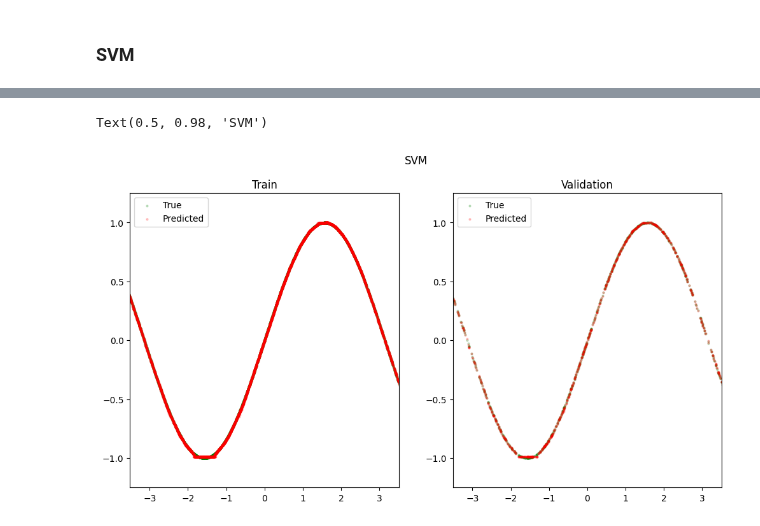
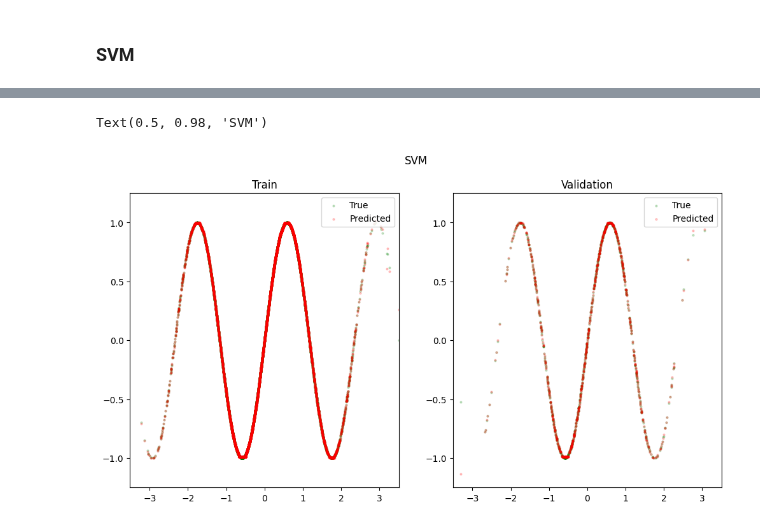
Before and after one commit to Bala-A87/UGRC, a Jupyter notebook: Code/hidden-function.ipynb, the cells around one changed output, grey strips where cells are left out. Cells and saved outputs as stored; diff of their text form; code cells hidden in the pictures.

Commit message:
Update plots for consistency

```diff
--- a/Code/hidden-function.ipynb
+++ b/Code/hidden-function.ipynb
@@ -467,23 +472,23 @@ score_train, score_val
 # %%
 plt.figure(figsize=(12, 6))
 
 plt.subplot(121)
-plt.scatter(X_train.sum(dim=1) * scale_factor, Y_train, c='g', label='True', s=4, alpha=0.2)
-plt.scatter(X_train.sum(dim=1) * scale_factor, preds_train_km, c='r', label='Predicted', s=4, alpha=0.2)
+plt.scatter(X_train.sum(dim=1), Y_train, c='g', label='True', s=4, alpha=0.2)
+plt.scatter(X_train.sum(dim=1), preds_train_km, c='r', label='Predicted', s=4, alpha=0.2)
 plt.title('Train')
 plt.xlim(-CYCLES*torch.pi/scale_factor, CYCLES*torch.pi/scale_factor)
 plt.ylim(-1.25, 1.25)
 plt.legend()
 
 plt.subplot(122)
-plt.scatter(X_val.sum(dim=1) * scale_factor, Y_val, c='g', label='True', s=4, alpha=0.2)
-plt.scatter(X_val.sum(dim=1) * scale_factor, preds_val_km, c='r', label='Predicted', s=4, alpha=0.2)
+plt.scatter(X_val.sum(dim=1), Y_val, c='g', label='True', s=4, alpha=0.2)
+plt.scatter(X_val.sum(dim=1), preds_val_km, c='r', label='Predicted', s=4, alpha=0.2)
 plt.title('Validation')
 plt.xlim(-CYCLES*torch.pi/scale_factor, CYCLES*torch.pi/scale_factor)
 plt.ylim(-1.25, 1.25)
 plt.legend()
 
 plt.suptitle('SVM')
 # %% [output]
 Text(0.5, 0.98, 'SVM')
-[figure, old version]
+[figure, new version]
```
Also changed, not shown: parts of 8 cells of this notebook, 1 other file.
